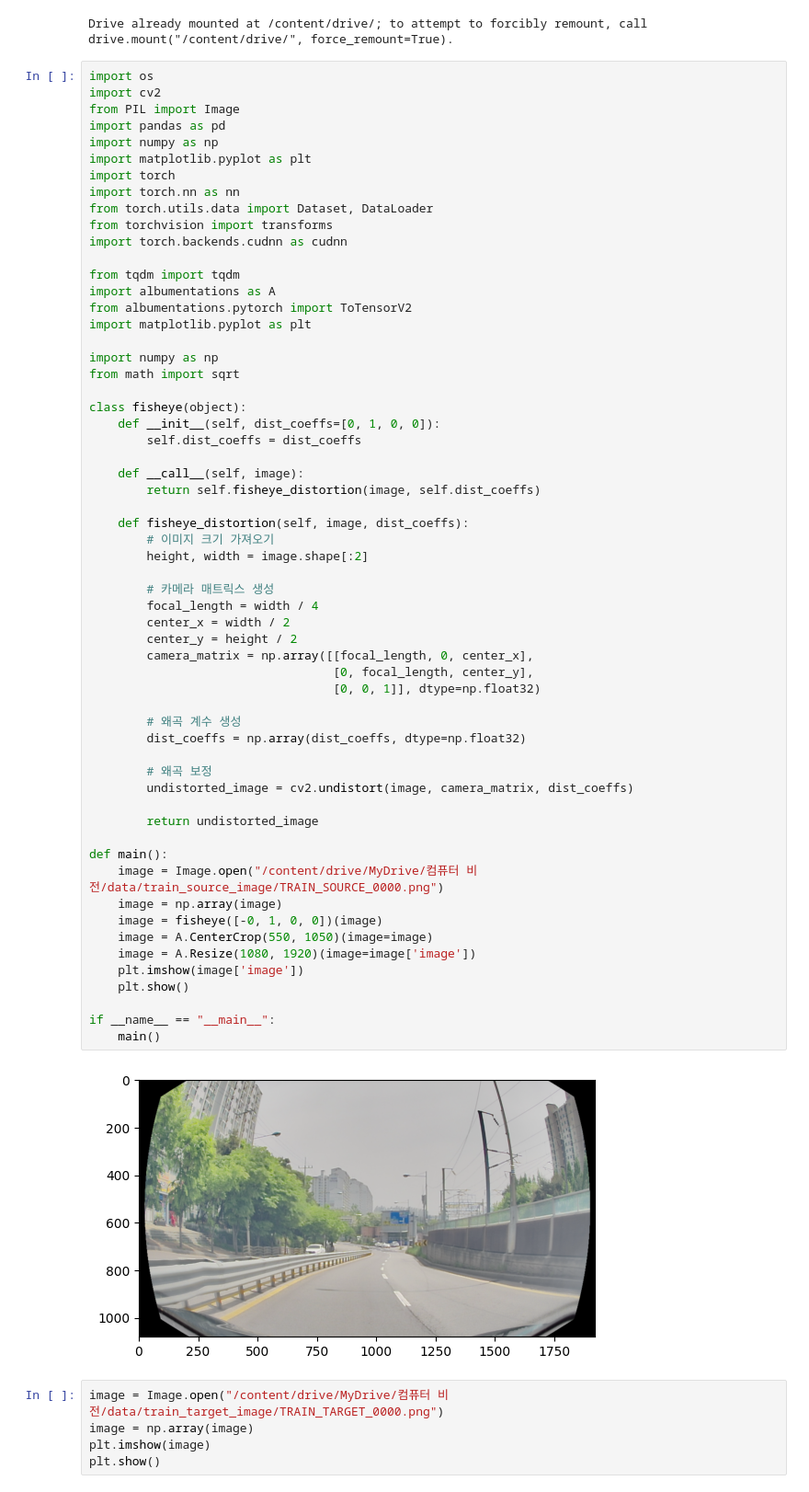
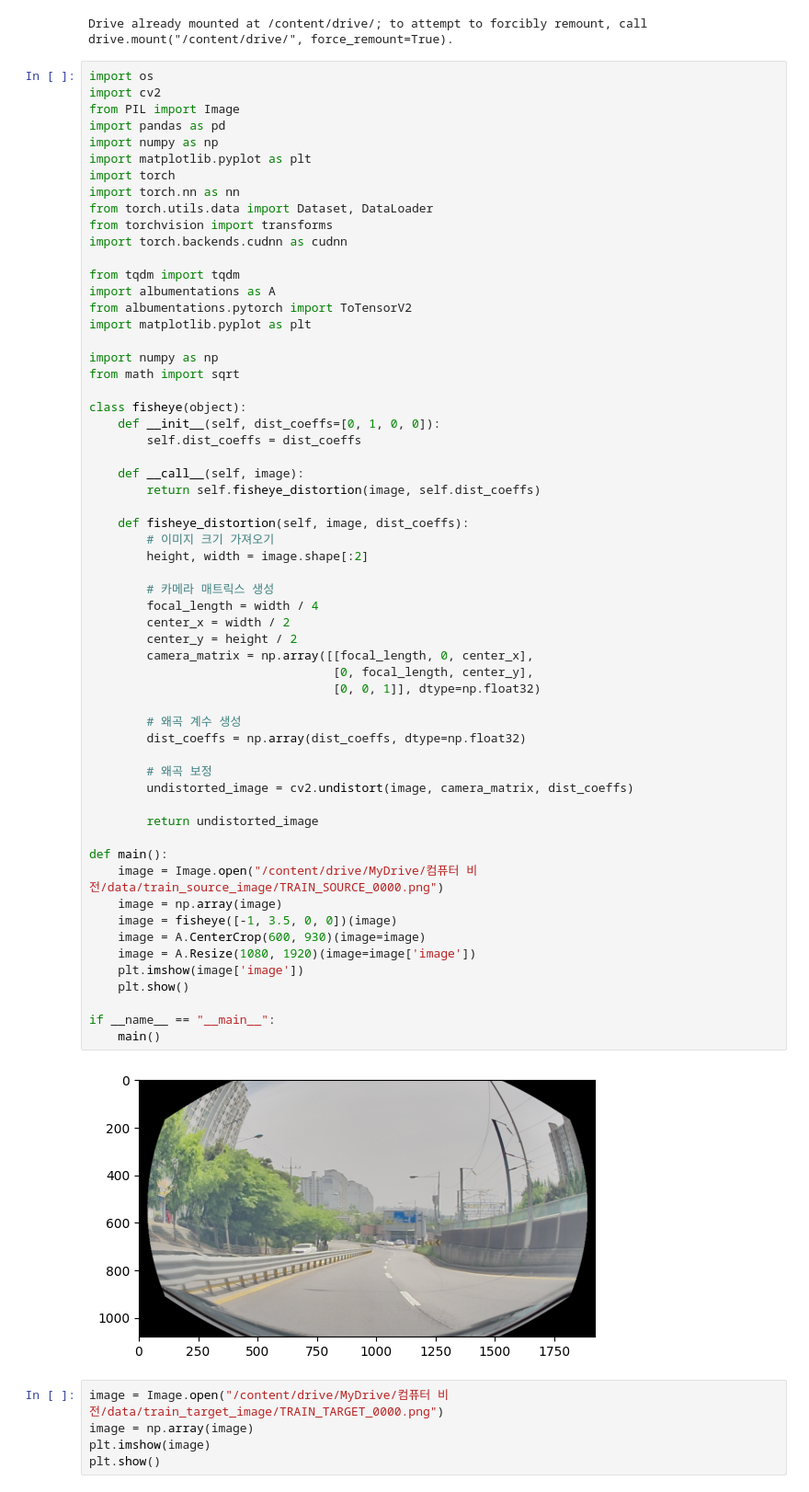
Before and after one commit to DATA302-team14/computer-vision, a Jupyter notebook: tool/_test.ipynb, the cells around one changed output. Shown: that part at 92% size. Saved outputs shown, nothing was run; the diff lists cells and outputs as text.

Commit message:
ADD fisheye

```diff
--- a/tool/_test.ipynb
+++ b/tool/_test.ipynb
@@ -35,36 +35,36 @@ class fisheye(object):
     def fisheye_distortion(self, image, dist_coeffs):
         # 이미지 크기 가져오기
         height, width = image.shape[:2]
 
         # 카메라 매트릭스 생성
         focal_length = width / 4
         center_x = width / 2
         center_y = height / 2
         camera_matrix = np.array([[focal_length, 0, center_x],
                                   [0, focal_length, center_y],
                                   [0, 0, 1]], dtype=np.float32)
 
         # 왜곡 계수 생성
         dist_coeffs = np.array(dist_coeffs, dtype=np.float32)
 
         # 왜곡 보정
         undistorted_image = cv2.undistort(image, camera_matrix, dist_coeffs)
 
         return undistorted_image
 
 def main():
     image = Image.open("/content/drive/MyDrive/컴퓨터 비전/data/train_source_image/TRAIN_SOURCE_0000.png")
     image = np.array(image)
-    image = fisheye([-0, 1, 0, 0])(image)
-    image = A.CenterCrop(550, 1050)(image=image)
+    image = fisheye([-1, 3.5, 0, 0])(image)
+    image = A.CenterCrop(600, 930)(image=image)
     image = A.Resize(1080, 1920)(image=image['image'])
     plt.imshow(image['image'])
     plt.show()
 
 if __name__ == "__main__":
     main()
 # %% [output]
-[figure, old version]
+[figure, new version]
 # %%
 image = Image.open("/content/drive/MyDrive/컴퓨터 비전/data/train_target_image/TRAIN_TARGET_0000.png")
 image = np.array(image)
```
Also changed, not shown: 5 other files.
